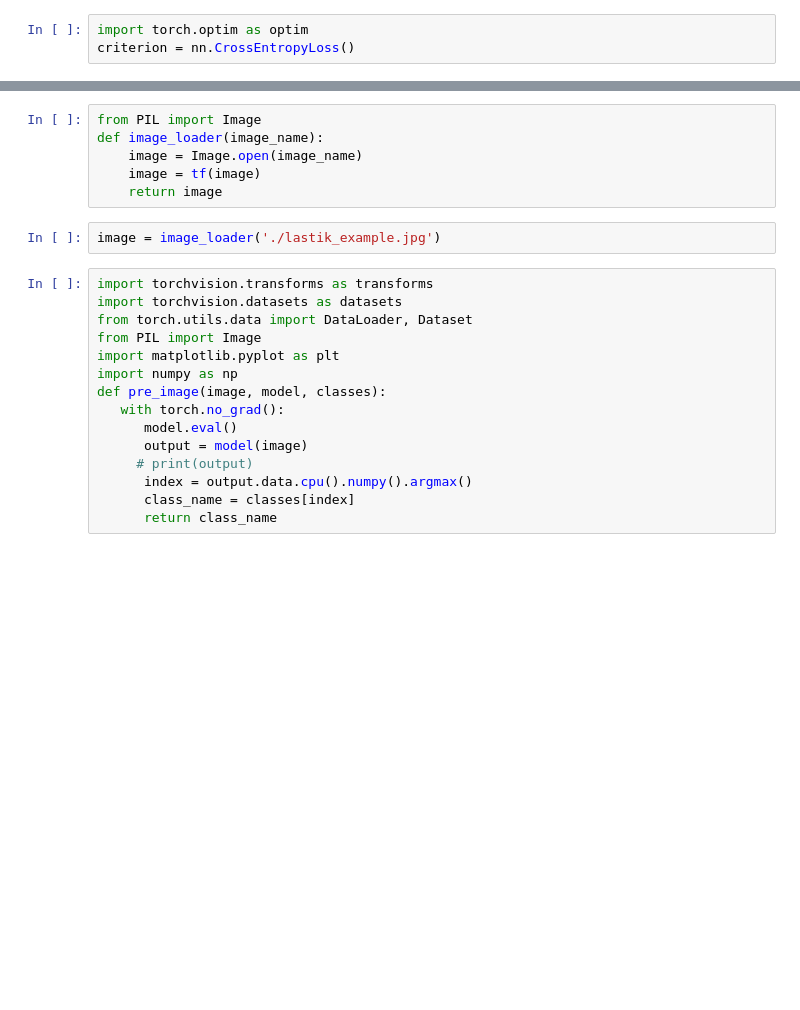
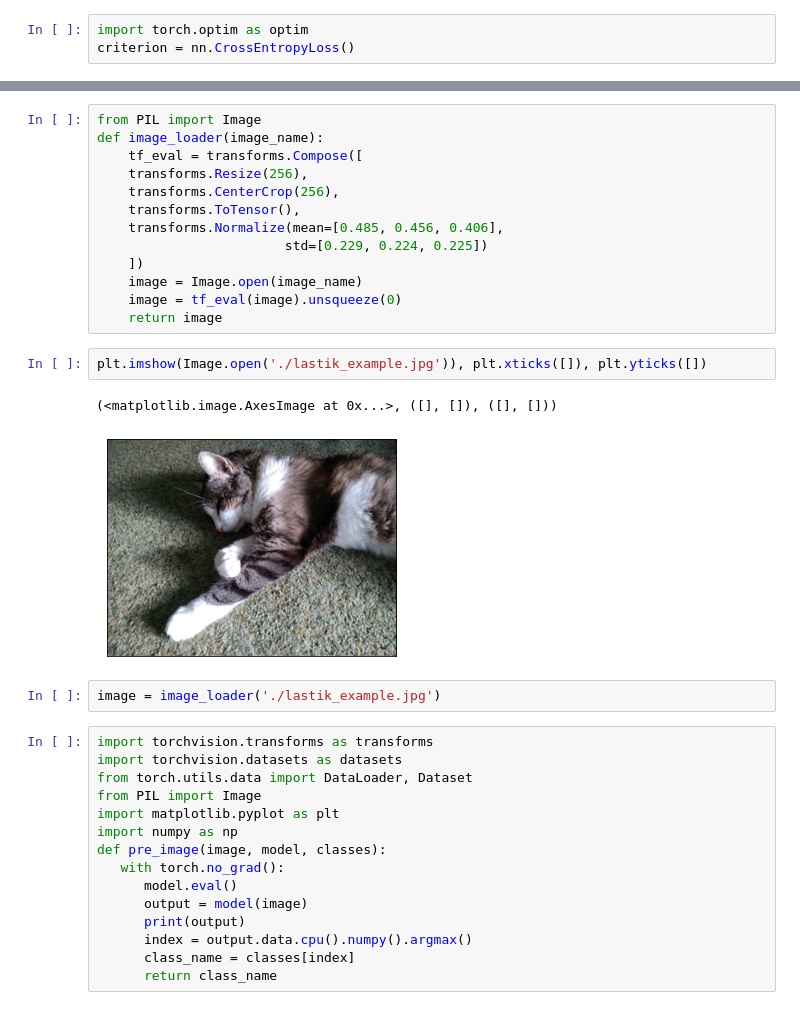
Before and after one commit to iociveteres/Neural-Networks, a Jupyter notebook: lab1/lab1.ipynb, the cells around one changed output, grey strips where cells are left out. Cells and saved outputs as stored; diff of their text form; blank space fills up the shorter version.

```diff
--- a/lab1/lab1.ipynb
+++ b/lab1/lab1.ipynb
@@ -291,11 +296,23 @@ Model size: 7157646 parametres
 # %%
 from PIL import Image
 def image_loader(image_name):
+    tf_eval = transforms.Compose([
+    transforms.Resize(256),
+    transforms.CenterCrop(256),
+    transforms.ToTensor(),
+    transforms.Normalize(mean=[0.485, 0.456, 0.406],
+                        std=[0.229, 0.224, 0.225])
+    ])
     image = Image.open(image_name)
-    image = tf(image)
+    image = tf_eval(image).unsqueeze(0)
     return image
 # %%
-image = image_loader('./lastik_example.jpg')
+plt.imshow(Image.open('./lastik_example.jpg')), plt.xticks([]), plt.yticks([])
+# %% [output]
+(<matplotlib.image.AxesImage at 0x...>, ([], []), ([], []))
+[figure, added]
+# %%
+image = image_loader('./lastik_example.jpg')
 # %%
 import torchvision.transforms as transforms
 import torchvision.datasets as datasets
@@ -307,7 +324,7 @@ def pre_image(image, model, classes):
    with torch.no_grad():
       model.eval()
       output = model(image)
-     # print(output)
+      print(output)
       index = output.data.cpu().numpy().argmax()
       class_name = classes[index]
       return class_name
```
Also changed, not shown: parts of 13 cells of this notebook.
